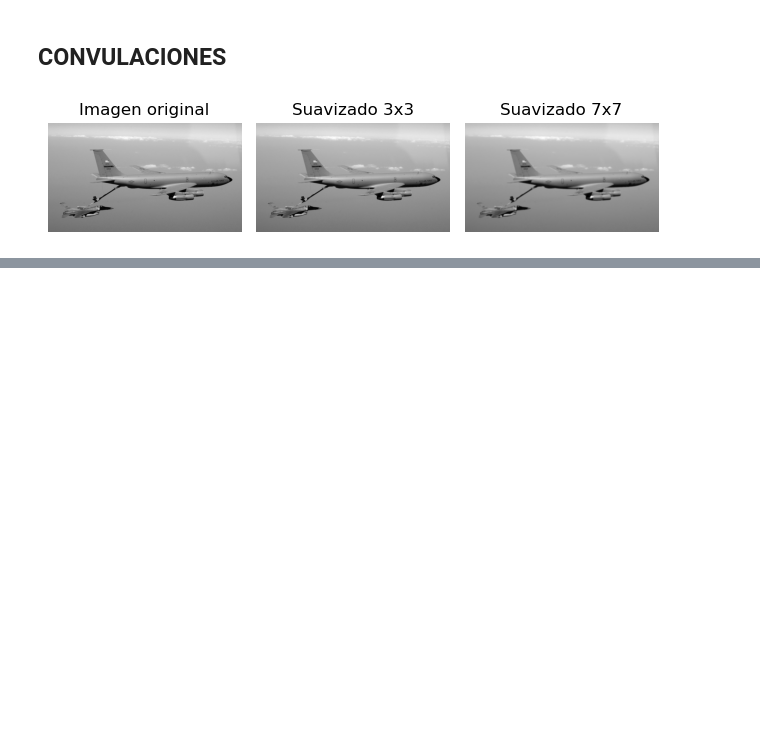
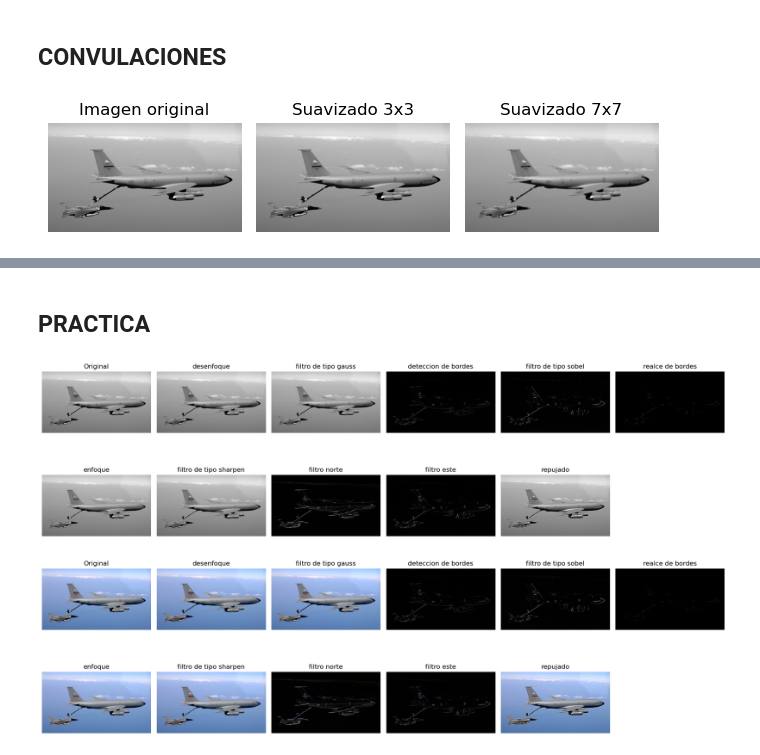
Before and after one commit to Iamvalentina2020/pdi26, a Jupyter notebook: CLASE15042026/convulaciones.ipynb, the cells around one changed output, grey strips where cells are left out. Cells and saved outputs as stored; diff of their text form; code cells hidden in the pictures; blank space fills up the shorter version.

```diff
--- a/CLASE15042026/convulaciones.ipynb
+++ b/CLASE15042026/convulaciones.ipynb
@@ -38,0 +100,77 @@ plt.show()
+# %% [markdown]
+## PRACTICA
+# %%
+
+import numpy as np
+import matplotlib.pyplot as plt
+import cv2
+
+
+img_color = cv2.imread('imagenP.jpg')
+
+
+img_color = cv2.cvtColor(img_color, cv2.COLOR_BGR2RGB)
+
+
+img_gray = cv2.cvtColor(img_color, cv2.COLOR_RGB2GRAY)
+
+
+kernels = [
+    ("desenfoque", np.array([(1,1,1),(1,1,1),(1,1,1)], dtype=np.float32)/9.0),
+
+    ("filtro de tipo gauss", np.array([(1,2,3,1,1),
+                                       (2,7,11,7,2),
+                                       (3,11,17,11,3),
+                                       (2,7,11,7,2),
+                                       (1,2,3,2,1)], dtype=np.float32)/119.0),
+
+    ("deteccion de bordes", np.array([(0,1,0),(1,-4,1),(0,1,0)], dtype=np.float32)),
+
+    ("filtro de tipo sobel", np.array([(-1,0,1),(-2,0,2),(-1,0,1)], dtype=np.float32)),
+
+    ("realce de bordes", np.array([(0,0,0),(-1,1,0),(0,0,0)], dtype=np.float32)),
+
+    ("enfoque", np.array([(0,-1,0),(-1,5,-1),(0,-1,0)], dtype=np.float32)),
+
+    ("filtro de tipo sharpen", np.array([(1,-2,1),(-2,5,-2),(1,-2,1)], dtype=np.float32)),
+
+    ("filtro norte", np.array([(1,1,1),(1,-2,1),(-1,-1,-1)], dtype=np.float32)),
+
+    ("filtro este", np.array([(-1,1,1),(-1,-2,1),(-1,1,1)], dtype=np.float32)),
+
+    ("repujado", np.array([(-2,-1,0),(-1,1,1),(0,1,2)], dtype=np.float32)),
+]
+
+def mostrar_resultados(imagen, es_gris=False):
+    plt.figure(figsize=(18,6))
+
+    # Imagen original
+    plt.subplot(2,6,1)
+    if es_gris:
+        plt.imshow(imagen, cmap='gray')
+    else:
+        plt.imshow(imagen)
+    plt.title('Original')
+    plt.axis('off')
+
+
+    for i, (nombre, kernel) in enumerate(kernels, start=2):
+        salida = cv2.filter2D(imagen, -1, kernel)
+
+        plt.subplot(2,6,i)
+        if es_gris:
+            plt.imshow(salida, cmap='gray')
+        else:
+            plt.imshow(salida)
+
+        plt.title(nombre)
+        plt.axis('off')
+
+    plt.tight_layout()
+    plt.show()
+
+mostrar_resultados(img_gray, es_gris=True)
+mostrar_resultados(img_color, es_gris=False)
+# %% [output]
+[figure, added]
+[figure, added]
```
Also changed, not shown: parts of 8 cells of this notebook, 1 other file.
